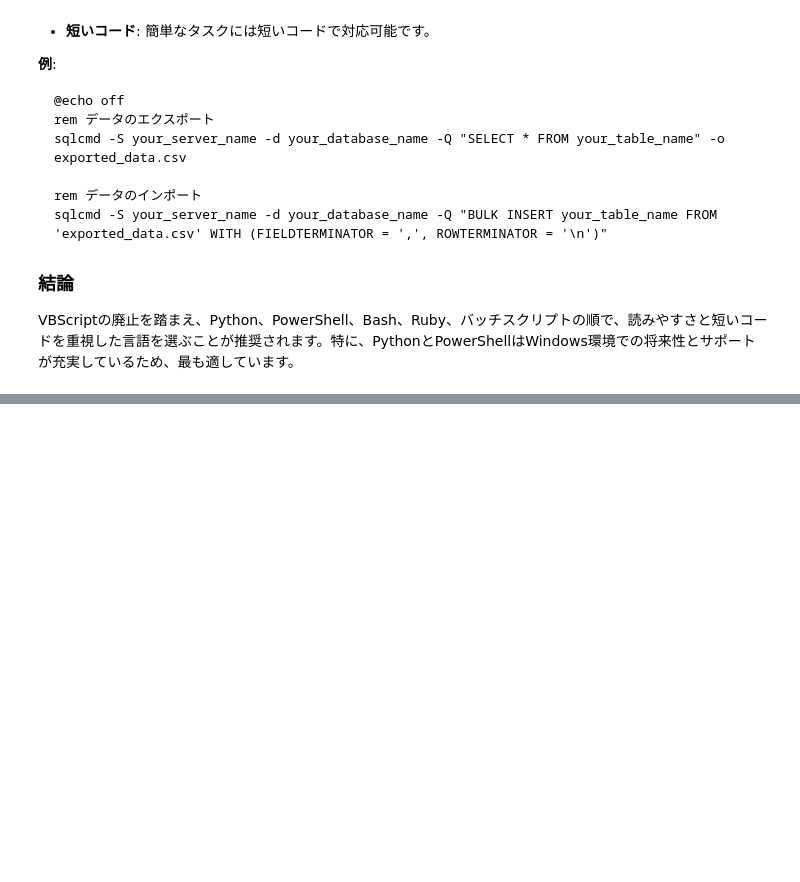
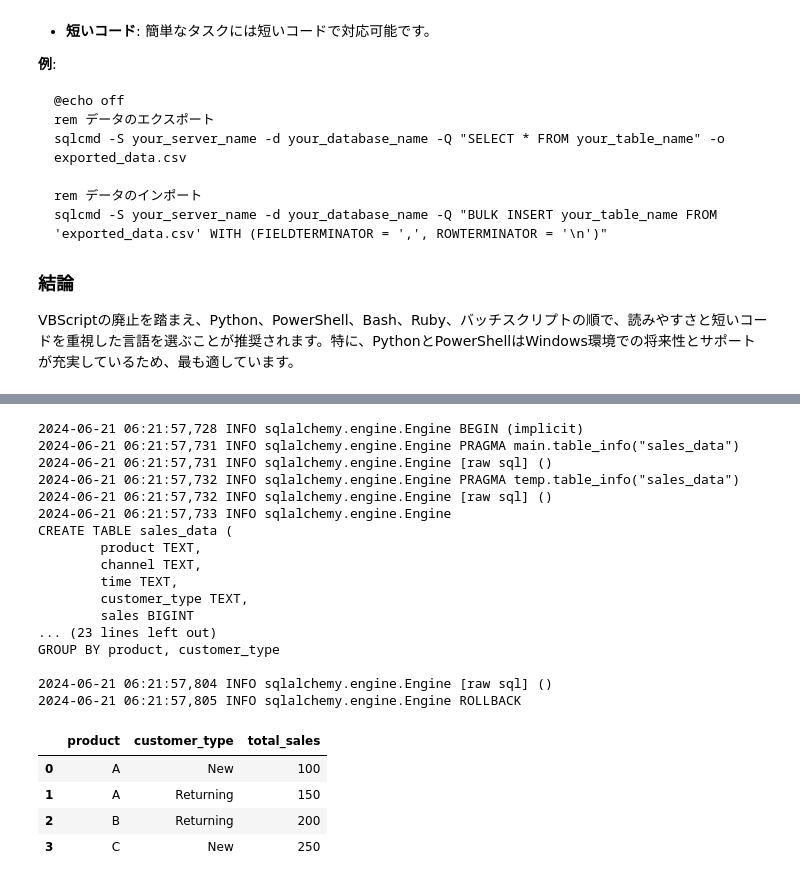
Before and after one commit to phonon-py/DatabaseSpecialistStudy, a Jupyter notebook: main.v3.ipynb, the cells around one changed output, grey strips where cells are left out. Saved outputs shown, nothing was run; the diff lists cells and outputs as text; code cells hidden in the pictures; blank space fills up the shorter version.

```diff
--- a/main.v3.ipynb
+++ b/main.v3.ipynb
@@ -323,0 +420,52 @@ VBScriptの廃止を踏まえ、Python、PowerShell、Bash、Ruby、バッチス
+# %%
+from sqlalchemy import create_engine
+import pandas as pd
+
+# データベースエンジンを作成（SQLiteを使用）
+engine = create_engine('sqlite:///:memory:', echo=True)
+
+# データフレームを作成
+data = {
+    'product': ['A', 'B', 'A', 'C'],
+    'channel': ['Online', 'Offline', 'Offline', 'Online'],
+    'time': ['Q1', 'Q1', 'Q2', 'Q2'],
+    'customer_type': ['New', 'Returning', 'Returning', 'New'],
+    'sales': [100, 200, 150, 250]
+}
+df = pd.DataFrame(data)
+
+# データをデータベースに格納
+df.to_sql('sales_data', con=engine, if_exists='replace', index=False)
+
+# データを読み出してダイス操作を実行
+query = '''
+SELECT product, customer_type, SUM(sales) as total_sales
+FROM sales_data
+GROUP BY product, customer_type
+'''
+retrieved_data = pd.read_sql(query, con=engine)
+
+retrieved_data
+# %% [output]
+2024-06-21 06:21:57,728 INFO sqlalchemy.engine.Engine BEGIN (implicit)
+2024-06-21 06:21:57,731 INFO sqlalchemy.engine.Engine PRAGMA main.table_info("sales_data")
+2024-06-21 06:21:57,731 INFO sqlalchemy.engine.Engine [raw sql] ()
+2024-06-21 06:21:57,732 INFO sqlalchemy.engine.Engine PRAGMA temp.table_info("sales_data")
+2024-06-21 06:21:57,732 INFO sqlalchemy.engine.Engine [raw sql] ()
+2024-06-21 06:21:57,733 INFO sqlalchemy.engine.Engine
+CREATE TABLE sales_data (
+        product TEXT,
+        channel TEXT,
+        time TEXT,
+        customer_type TEXT,
+        sales BIGINT
+... (23 lines left out)
+GROUP BY product, customer_type
+
+2024-06-21 06:21:57,804 INFO sqlalchemy.engine.Engine [raw sql] ()
+2024-06-21 06:21:57,805 INFO sqlalchemy.engine.Engine ROLLBACK
+|  | product | customer_type | total_sales |
+| 0 | A | New | 100 |
+| 1 | A | Returning | 150 |
+| 2 | B | Returning | 200 |
+| 3 | C | New | 250 |
```
Also changed, not shown: parts of 7 cells of this notebook.
